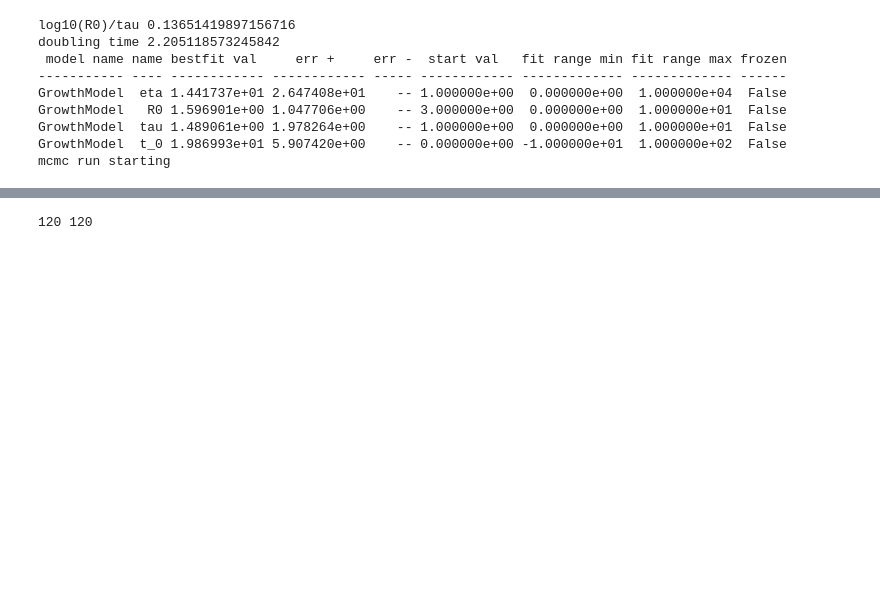
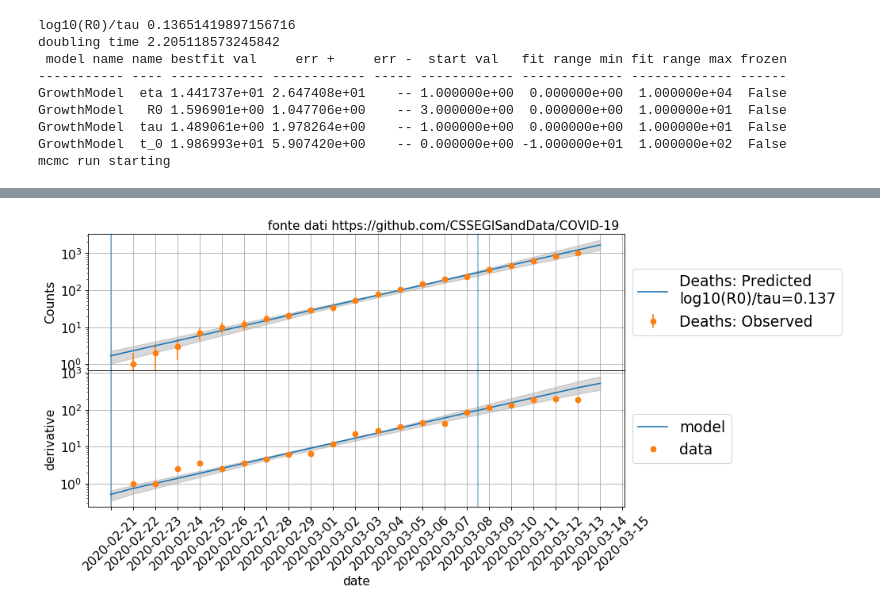
Before and after one commit to andreatramacere/covid19-analysis, a Jupyter notebook: covid_stat.ipynb, the cells around one changed output, grey strips where cells are left out. Saved outputs shown, nothing was run; the diff lists cells and outputs as text; code cells hidden in the pictures; blank space fills up the shorter version.

```diff
--- a/covid_stat.ipynb
+++ b/covid_stat.ipynb
@@ -57,7 +57,7 @@ class GrowthModel(Model):
         self.tau=1
         self.parameters.add_par(AnalyticalParameter(self,name='tau',par_type='',val=1,val_min=0.,val_max=10.,units=''))
         self.t_0=1
-        self.parameters.add_par(AnalyticalParameter(self,name='t_0',par_type='',val=0,val_min=-10.,val_max=100.,units=''))
+        self.parameters.add_par(AnalyticalParameter(self,name='t_0',par_type='',val=0,val_min=-30.,val_max=100.,units=''))
 
     def set(self,**keywords):
         super(GrowthMode,self).set(**keywords )
@@ -81,5 +81,5 @@ class Data(object):
 
     def __init__(self,data,time):
         self.data=data
-        self.time=time.date
+        self.time=time
 # %%
@@ -111,7 +136,7 @@ def get_data(name='Confirmed',country='Italy',fake_error=False):
 # %%
-def plot_model(mcmc,model,data,t_start_model=None, t_stop_model=None, size=10,mcmc_samples=500, labels=None,label=''):
+def plot_model(mcmc,model,data,t_start_model=None, t_stop_model=None, size=10,mcmc_samples=500, labels=None,label='',title=''):
 
-    fig, axs = plt.subplots(nrows=2,ncols=1,figsize=(10,6),sharex='col')
+    fig, axs = plt.subplots(nrows=2,ncols=1,figsize=(13,6),sharex='col')
 
 
     if t_start_model is None:
@@ -189,23 +214,22 @@ def plot_model(mcmc,model,data,t_start_model=None, t_stop_model=None, size=10,mc
     axs[1].legend(loc='center left', bbox_to_anchor=(1.0, 0.5), ncol=1)
     axs[1].grid(True)
     plt.tight_layout()
-    fig.suptitle('input data from https://github.com/CSSEGISandData/COVID-19',y=1.)
+    fig.suptitle(title,y=1.)
     plt.subplots_adjust(hspace=.0)
 # %%
 from jetset.minimizer import fit_SED
 from jetset.mcmc import McmcSampler
 # %%
-def do_analysis(t_start,t_stop,t_start_model,t_stop_model,name,country='Italy',do_plot=True,mcmc_steps=500):
+def do_analysis(model,data,t_start,t_stop,t_start_model,t_stop_model,name,do_plot=True,mcmc_steps=500,title=''):
 
-    data=get_data(name,country,fake_error=False)
-    gm=GrowthModel()
-    gm.nu_min=0
-    gm.nu_max=100
+
+    model.nu_min=0
+    model.nu_max=100
     #Fix error on the last entry of the latest update of JH database
-    data.data['nuFnu_data'][-1]=1016
-    fm=FitModel(analytical=gm,name='test')
+
+    fm=FitModel(analytical=model,name='test')
     bfm,mm=fit_SED(fm,data,nu_fit_start=t_start,nu_fit_stop=t_stop,minimizer='minuit',silent=True)
-    log_R0_by_tau=np.log10(gm.parameters.R0.val)/gm.parameters.tau.val
+    log_R0_by_tau=np.log10(model.parameters.R0.val)/model.parameters.tau.val
     print('log10(R0)/tau',log_R0_by_tau)
     print('doubling time',np.log10(2)/log_R0_by_tau)
 
@@ -215,7 +239,7 @@ def do_analysis(t_start,t_stop,t_start_model,t_stop_model,name,country='Italy',d
     mcmc.run_sampler(nwalkers=150,burnin=10,steps=mcmc_steps,bound=3,bound_rel=True,walker_start_bound=0.001,threads=1)
 
     if do_plot is True:
-        plot_model(mcmc,bfm.fit_Model,data,t_start_model=t_start,t_stop_model= t_stop_model,label=name,size=100,mcmc_samples=100)
+        plot_model(mcmc,bfm.fit_Model,data,t_start_model=t_start,t_stop_model= t_stop_model,label=name,size=100,mcmc_samples=100,title=title)
 
 
 
@@ -224,8 +248,12 @@ def do_analysis(t_start,t_stop,t_start_model,t_stop_model,name,country='Italy',d
 
     return bfm,mcmc,data
 # %%
-%matplotlib notebook
-bfm,mcmc,data=do_analysis(t_start=30,t_stop=46.5,t_start_model=29,t_stop_model=53,name='Deaths',mcmc_steps=500)
+name='Deaths'
+country='Italy'
+data=get_data_jh(name,country,fake_error=False)
+data.data['nuFnu_data'][-1]=1016
+gm=GrowthModel()
+bfm,mcmc,data=do_analysis(gm,data,t_start=30,t_stop=46.5,t_start_model=29,t_stop_model=53,name=name,mcmc_steps=500,title='fonte dati https://github.com/CSSEGISandData/COVID-19')
 # %% [output]
 log10(R0)/tau 0.13651419897156716
 doubling time 2.205118573245842
@@ -242,4 +269,4 @@ mcmc run done, with 1 threads took 8.73 seconds
-120 120
+[figure, added]
 # %%
 f=mcmc.corner_plot(quantiles=(0.16,0.5,0.84))
 # %% [output]
```
Also changed, not shown: parts of 11 cells of this notebook.
